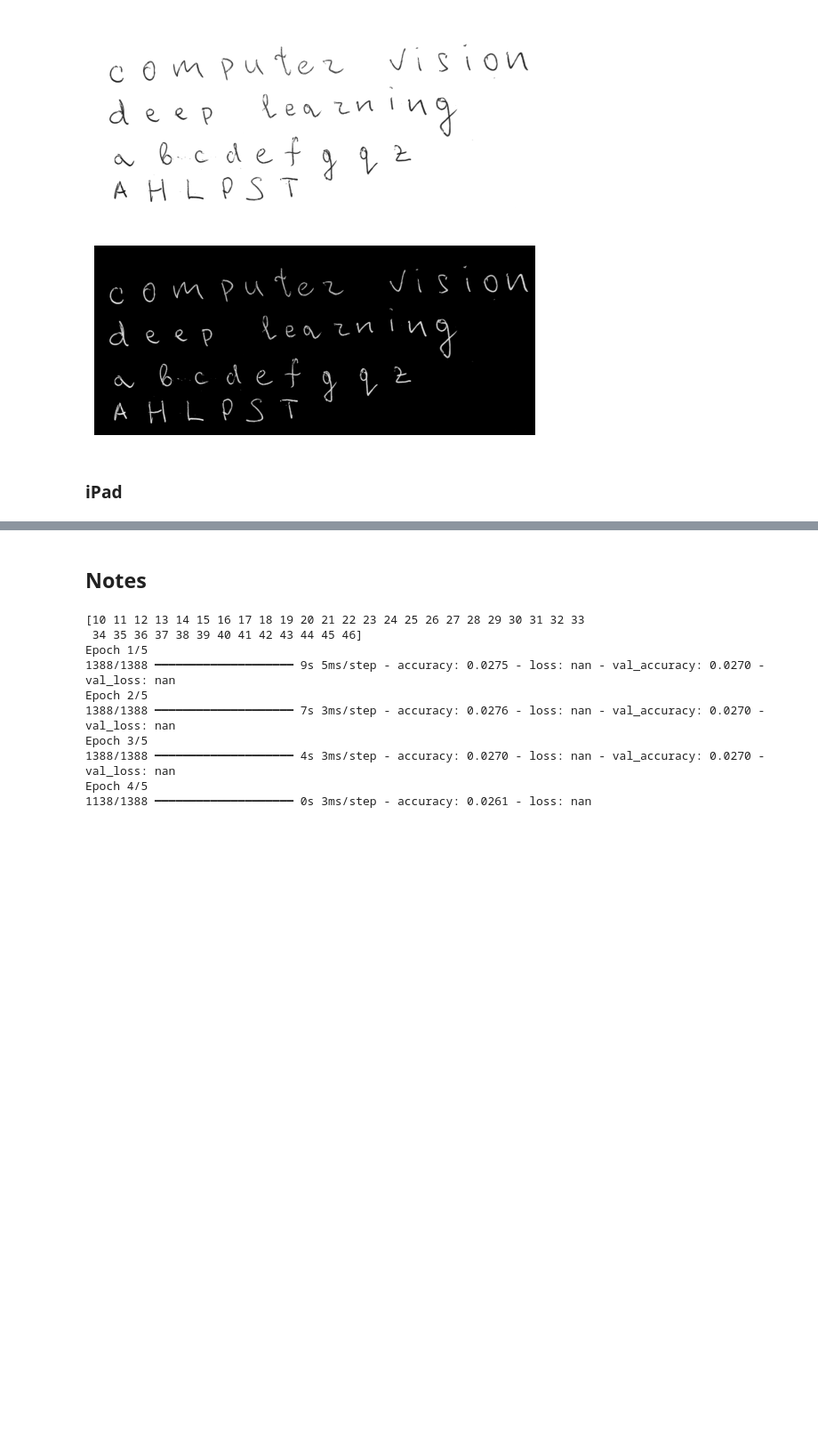
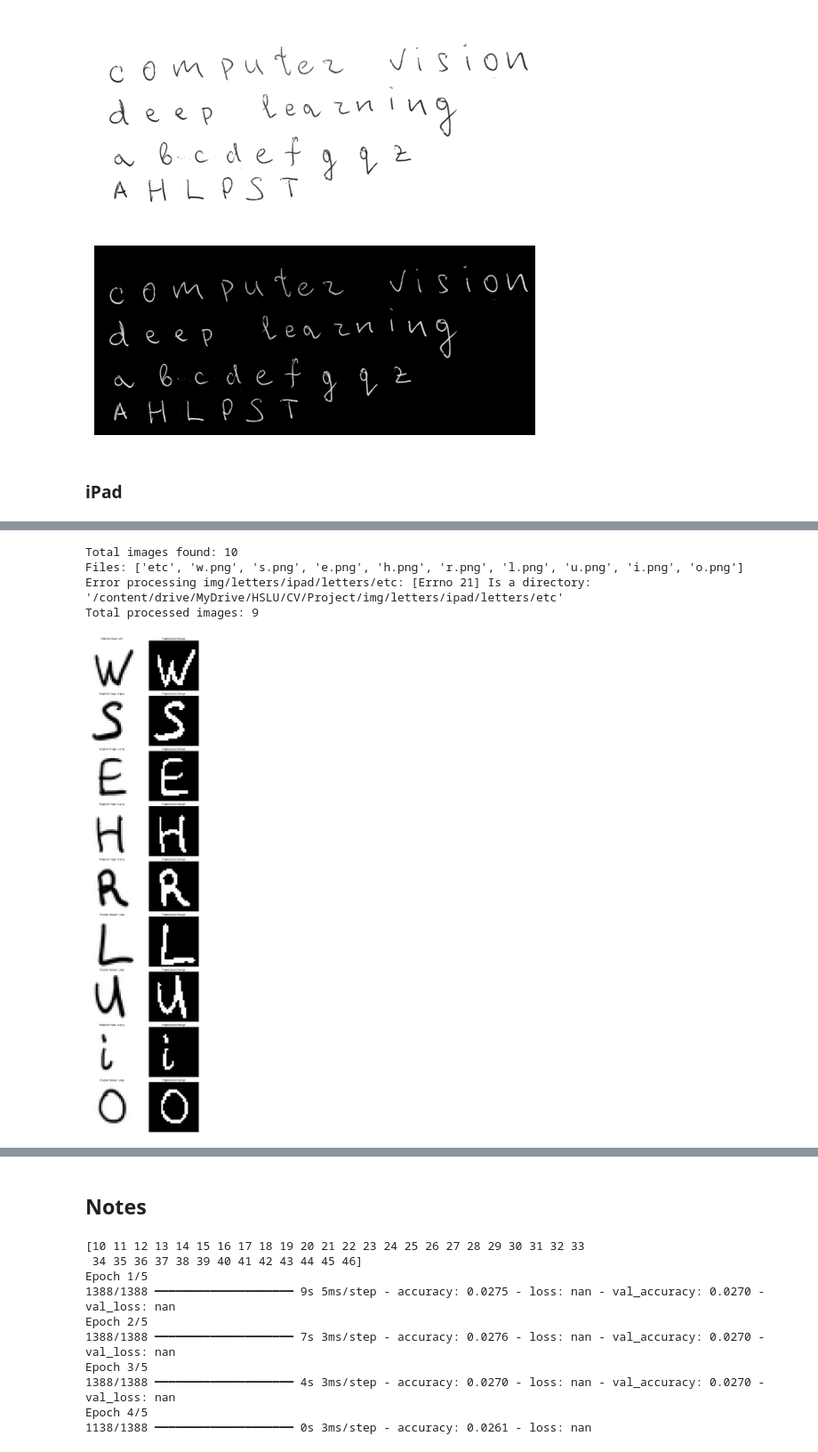
Before and after one commit to rudykas/hslu_public, a Jupyter notebook: cvi/CVProject_letters.ipynb, the cells around one changed output, grey strips where cells are left out. Shown at 89% size. Saved outputs shown, nothing was run; the diff lists cells and outputs as text; code cells hidden in the pictures; blank space fills up the shorter version.

```diff
--- a/cvi/CVProject_letters.ipynb
+++ b/cvi/CVProject_letters.ipynb
@@ -1853,0 +1885,6 @@ predicted_letters ['W', 'S', 'E', 'H', 'R', 'Q', 'L', 'W', 'J', 'Q', 'Q', 'Q']
+# %%
+from tensorflow.keras.models import load_model
+
+save_dir = '/content/drive/MyDrive/HSLU/CV/Project/saved_models'
+
+loaded_model = load_model(os.path.join(save_dir, 'simple_model.h5'))
@@ -1853,0 +1897,74 @@ predicted_letters ['W', 'S', 'E', 'H', 'R', 'Q', 'L', 'W', 'J', 'Q', 'Q', 'Q']
+# %%
+img_dir = 'img/letters/ipad/letters'
+
+all_files = os.listdir(img_dir)
+
+print(f"Total images found: {len(all_files)}")
+
+print("Files:", all_files)
+
+
+# Initialize lists to hold original and processed images, along with labels
+original_images = []
+processed_images = []
+true_labels = []
+
+for filename in all_files:
+    file_path = os.path.join(img_dir, filename)
+
+    # Preprocess the image
+    original_img, processed_img = preprocess_image(file_path, 100)
+
+    if processed_img is not None:
+        # Append to lists
+        original_images.append(original_img)
+        processed_images.append(processed_img)
+
+        # Extract the true label from the filename (single letter, case-insensitive)
+        label = filename[0].upper()
+        true_labels.append(label)
+
+print(f"Total processed images: {len(processed_images)}")
+
+# Number of images to display
+num_display = min(11, len(original_images))  # Adjust as needed
+
+plt.figure(figsize=(10, 4 * num_display))
+
+for i in range(num_display):
+    # Original Image
+    plt.subplot(num_display, 2, 2*i + 1)
+    plt.imshow(original_images[i], cmap='gray')
+    plt.title(f"Original Image: {all_files[i]}")
+    plt.axis('off')
+
+    # Preprocessed Image
+    plt.subplot(num_display, 2, 2*i + 2)
+    plt.imshow(processed_images[i], cmap='gray')
+    plt.title("Preprocessed Image")
+    plt.axis('off')
+
+plt.tight_layout()
+plt.show()
+
+processed_array = np.array(processed_images)
+true_letters = true_labels
+print(f"Shape of processed array: {processed_array.shape}")
+
+print('true_labels', true_labels)
+
+# Make predictions
+predictions = loaded_model.predict(processed_array)
+
+# Convert predictions to class indices
+predicted_indices = np.argmax(predictions, axis=1)
+
+predicted_letters = [mapping.get(str(label + 10), 'Unknown') for label in predicted_indices]
+
+print('predicted_letters', predicted_letters)
+# %% [output]
+Total images found: 10
+Files: ['etc', 'w.png', 's.png', 'e.png', 'h.png', 'r.png', 'l.png', 'u.png', 'i.png', 'o.png']
+Error processing img/letters/ipad/letters/etc: [Errno 21] Is a directory: '/content/drive/MyDrive/HSLU/CV/Project/img/letters/ipad/letters/etc'
+Total processed images: 9
+[figure, added]
```
Also changed, not shown: parts of 56 cells of this notebook.
